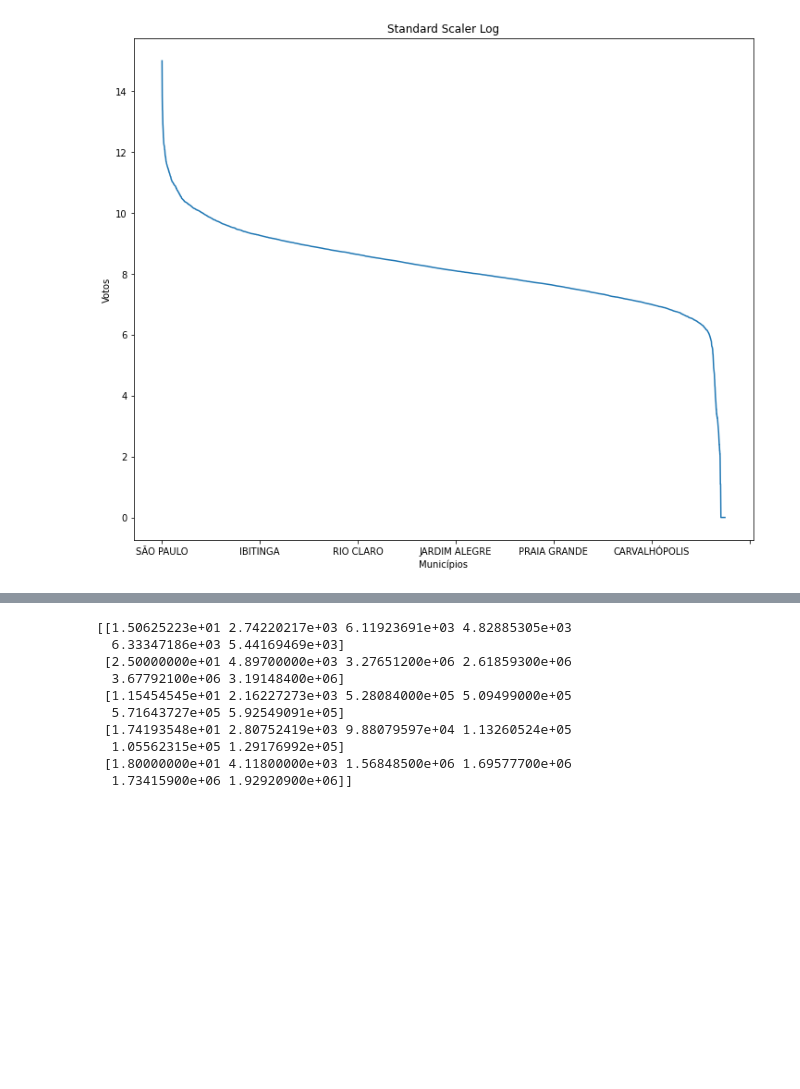
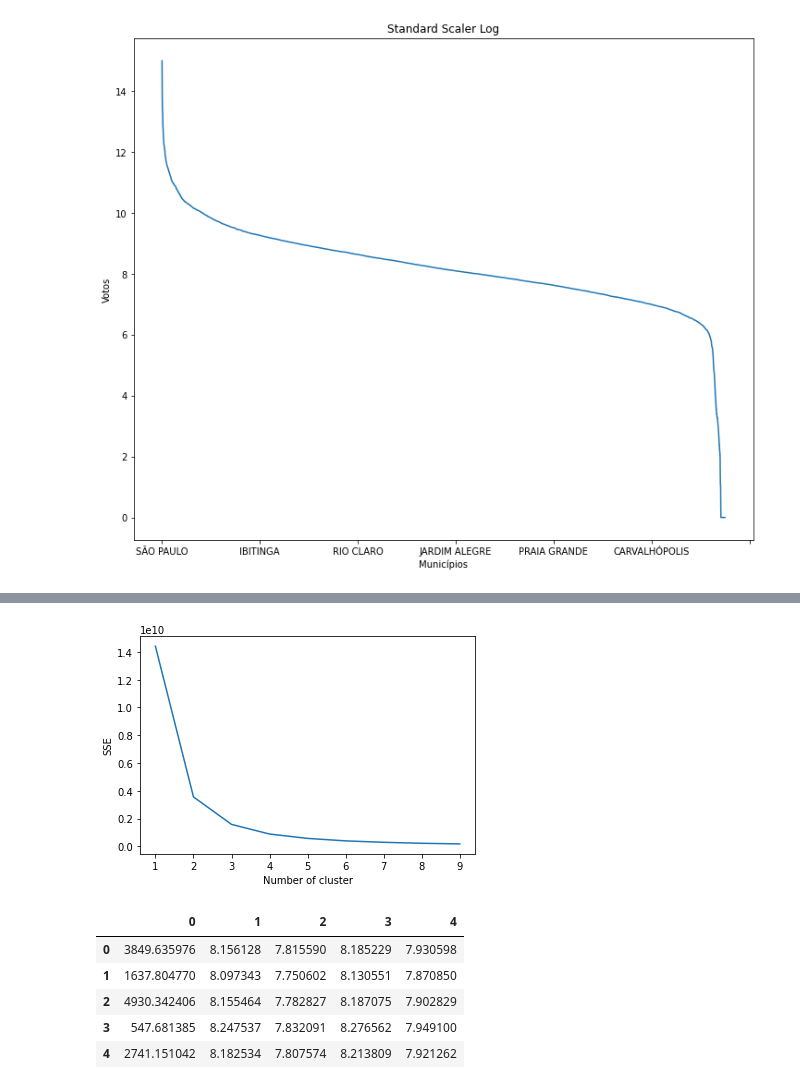
Before and after one commit to felipe-bonato/ciencia-de-dados-eleicoes, a Jupyter notebook: main.ipynb, the cells around one changed output, grey strips where cells are left out. Cells and saved outputs as stored; diff of their text form; code cells hidden in the pictures; blank space fills up the shorter version.

```diff
--- a/main.ipynb
+++ b/main.ipynb
@@ -315,15 +316,24 @@ plt.show()
+# %%
+
+sse = {}
+for k in range(1, 10):
+    kmeans = KMeans(n_clusters=k, max_iter=2000).fit(df_votes[['nm_municipio', *VOTES_COLUMNS]])
+    sse[k] = kmeans.inertia_
+plt.figure()
+plt.plot(list(sse.keys()), list(sse.values()))
+plt.xlabel("Number of cluster")
+plt.ylabel("SSE")
+plt.show()
+# %% [output]
+[figure, added]
 # %%
 kmeans = KMeans(n_clusters=5)
-kmeans.fit(df_votes)
-print(kmeans.cluster_centers_)
+kmeans.fit(df_votes[['nm_municipio', *VOTES_COLUMNS]])
+pd.DataFrame(kmeans.cluster_centers_)
 # %% [output]
-[[1.50625223e+01 2.74220217e+03 6.11923691e+03 4.82885305e+03
-  6.33347186e+03 5.44169469e+03]
- [2.50000000e+01 4.89700000e+03 3.27651200e+06 2.61859300e+06
-  3.67792100e+06 3.19148400e+06]
- [1.15454545e+01 2.16227273e+03 5.28084000e+05 5.09499000e+05
-  5.71643727e+05 5.92549091e+05]
- [1.74193548e+01 2.80752419e+03 9.88079597e+04 1.13260524e+05
-  1.05562315e+05 1.29176992e+05]
- [1.80000000e+01 4.11800000e+03 1.56848500e+06 1.69577700e+06
-  1.73415900e+06 1.92920900e+06]]
+|  | 0 | 1 | 2 | 3 | 4 |
+| 0 | 3849.635976 | 8.156128 | 7.815590 | 8.185229 | 7.930598 |
+| 1 | 1637.804770 | 8.097343 | 7.750602 | 8.130551 | 7.870850 |
+| 2 | 4930.342406 | 8.155464 | 7.782827 | 8.187075 | 7.902829 |
+| 3 | 547.681385 | 8.247537 | 7.832091 | 8.276562 | 7.949100 |
+| 4 | 2741.151042 | 8.182534 | 7.807574 | 8.213809 | 7.921262 |
```
Also changed, not shown: parts of 6 cells of this notebook.
